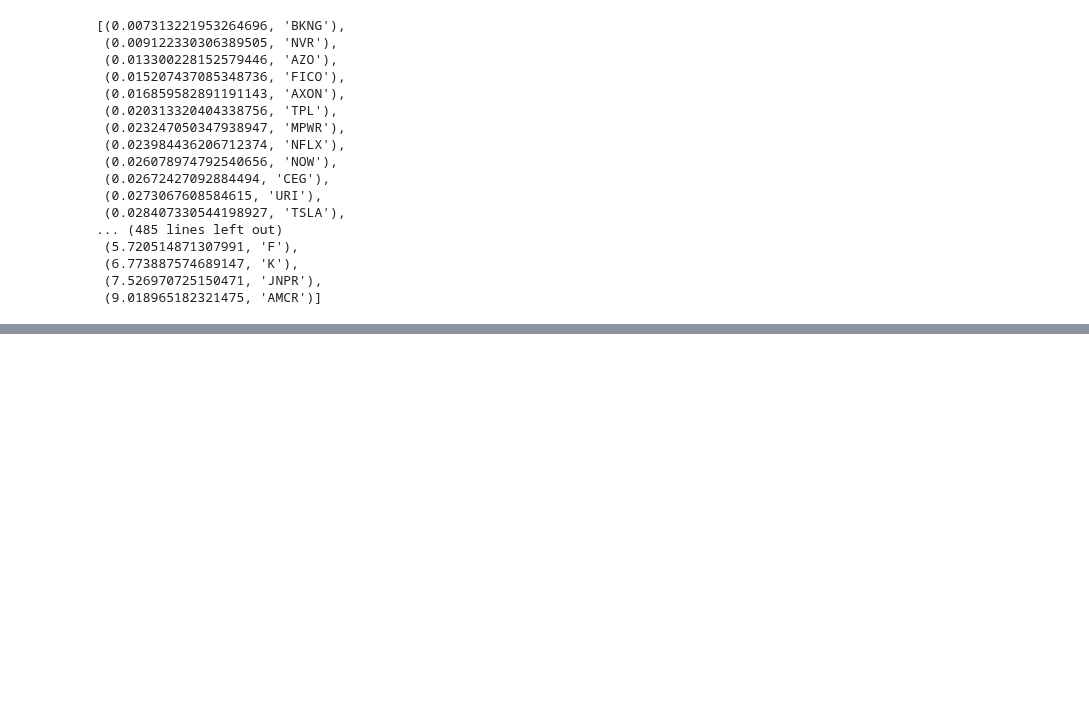
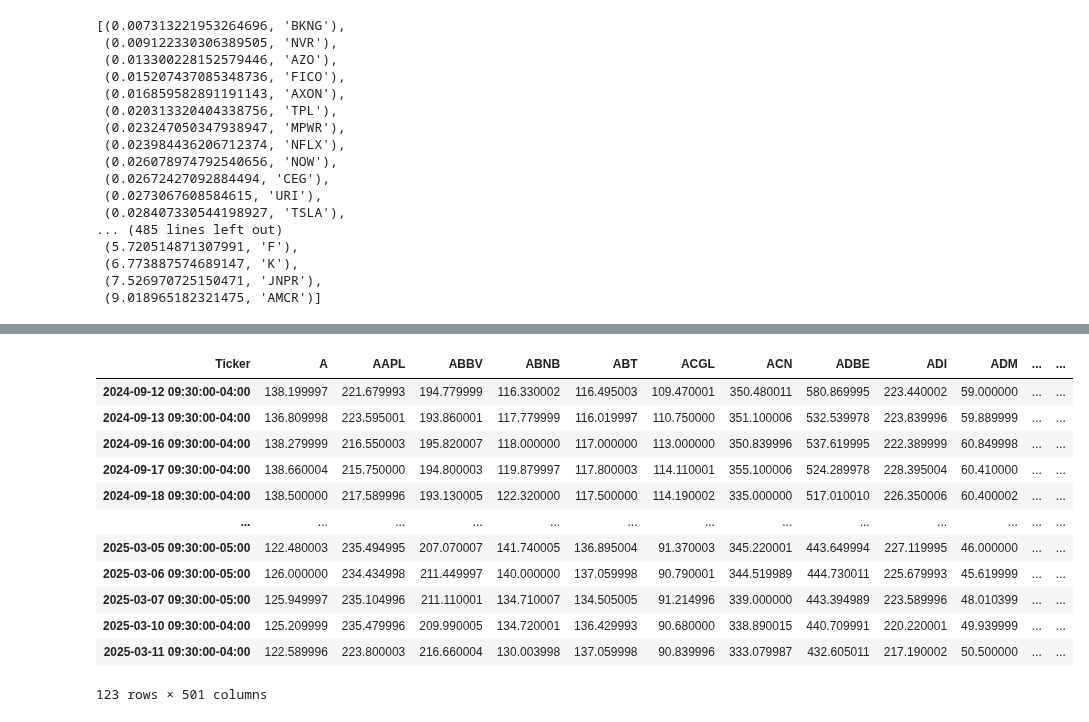
Before and after one commit to wbchristerson/jn-learning, a Jupyter notebook: strategy_02_equity_selection.ipynb, the cells around one changed output, grey strips where cells are left out. Drawn from its saved outputs; the diff is of its cells as text; code cells hidden in the pictures; blank space fills up the shorter version.

```diff
--- a/strategy_02_equity_selection.ipynb
+++ b/strategy_02_equity_selection.ipynb
@@ -291,0 +383,17 @@ sorted(mean_std_tuples)
+# %%
+sp_500_open_data[sp_500_open_data.index.hour == 9]
+# sp_500_data["Close"]
+# %% [output]
+| Ticker | A | AAPL | ABBV | ABNB | ABT | ACGL | ACN | ADBE | ADI | ADM | ... | ... |
+| 2024-09-12 09:30:00-04:00 | 138.199997 | 221.679993 | 194.779999 | 116.330002 | 116.495003 | 109.470001 | 350.480011 | 580.869995 | 223.440002 | 59.000000 | ... | ... |
+| 2024-09-13 09:30:00-04:00 | 136.809998 | 223.595001 | 193.860001 | 117.779999 | 116.019997 | 110.750000 | 351.100006 | 532.539978 | 223.839996 | 59.889999 | ... | ... |
+| 2024-09-16 09:30:00-04:00 | 138.279999 | 216.550003 | 195.820007 | 118.000000 | 117.000000 | 113.000000 | 350.839996 | 537.619995 | 222.389999 | 60.849998 | ... | ... |
+| 2024-09-17 09:30:00-04:00 | 138.660004 | 215.750000 | 194.800003 | 119.879997 | 117.800003 | 114.110001 | 355.100006 | 524.289978 | 228.395004 | 60.410000 | ... | ... |
+| 2024-09-18 09:30:00-04:00 | 138.500000 | 217.589996 | 193.130005 | 122.320000 | 117.500000 | 114.190002 | 335.000000 | 517.010010 | 226.350006 | 60.400002 | ... | ... |
+| ... | ... | ... | ... | ... | ... | ... | ... | ... | ... | ... | ... | ... |
+| 2025-03-05 09:30:00-05:00 | 122.480003 | 235.494995 | 207.070007 | 141.740005 | 136.895004 | 91.370003 | 345.220001 | 443.649994 | 227.119995 | 46.000000 | ... | ... |
+| 2025-03-06 09:30:00-05:00 | 126.000000 | 234.434998 | 211.449997 | 140.000000 | 137.059998 | 90.790001 | 344.519989 | 444.730011 | 225.679993 | 45.619999 | ... | ... |
+| 2025-03-07 09:30:00-05:00 | 125.949997 | 235.104996 | 211.110001 | 134.710007 | 134.505005 | 91.214996 | 339.000000 | 443.394989 | 223.589996 | 48.010399 | ... | ... |
+| 2025-03-10 09:30:00-04:00 | 125.209999 | 235.479996 | 209.990005 | 134.720001 | 136.429993 | 90.680000 | 338.890015 | 440.709991 | 220.220001 | 49.939999 | ... | ... |
+| 2025-03-11 09:30:00-04:00 | 122.589996 | 223.800003 | 216.660004 | 130.003998 | 137.059998 | 90.839996 | 333.079987 | 432.605011 | 217.190002 | 50.500000 | ... | ... |
+123 rows × 501 columns
```
Also changed, not shown: parts of 18 cells of this notebook, 2 other files.
